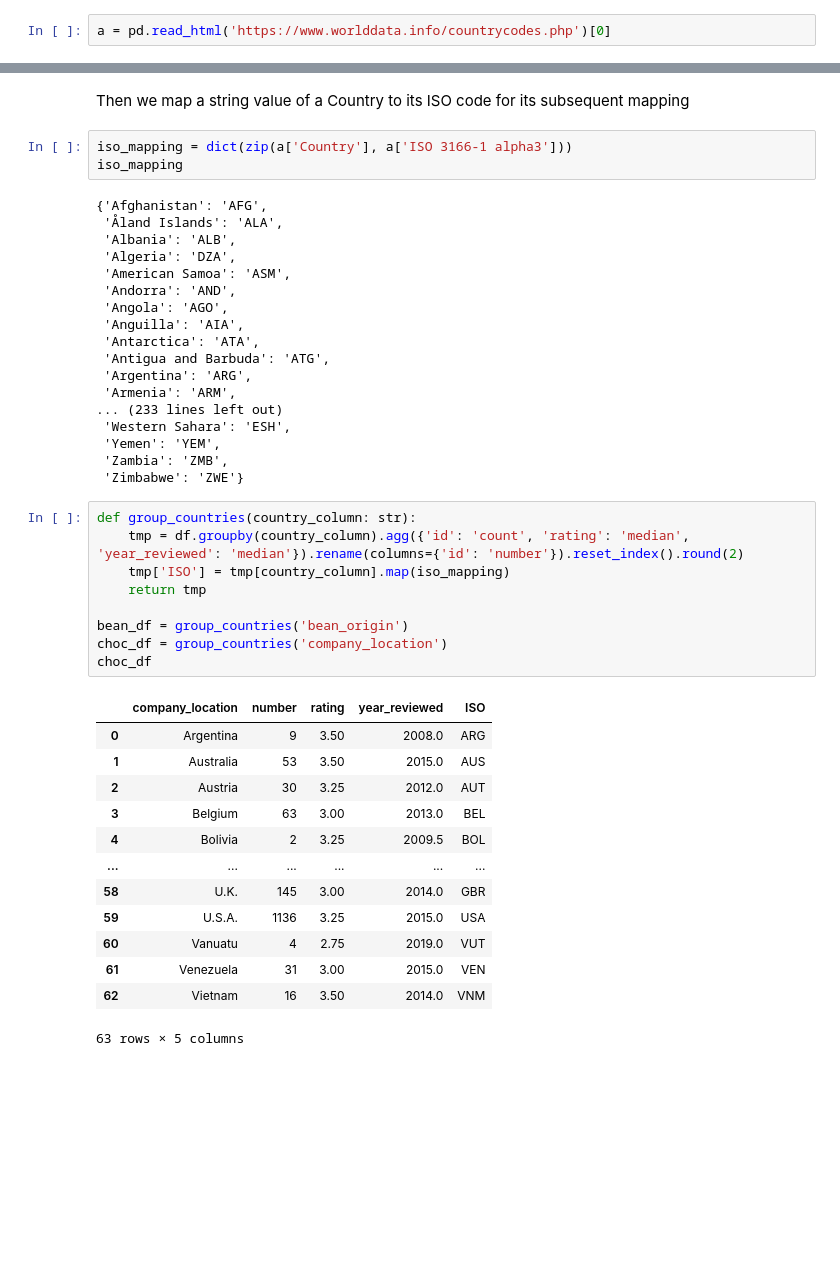
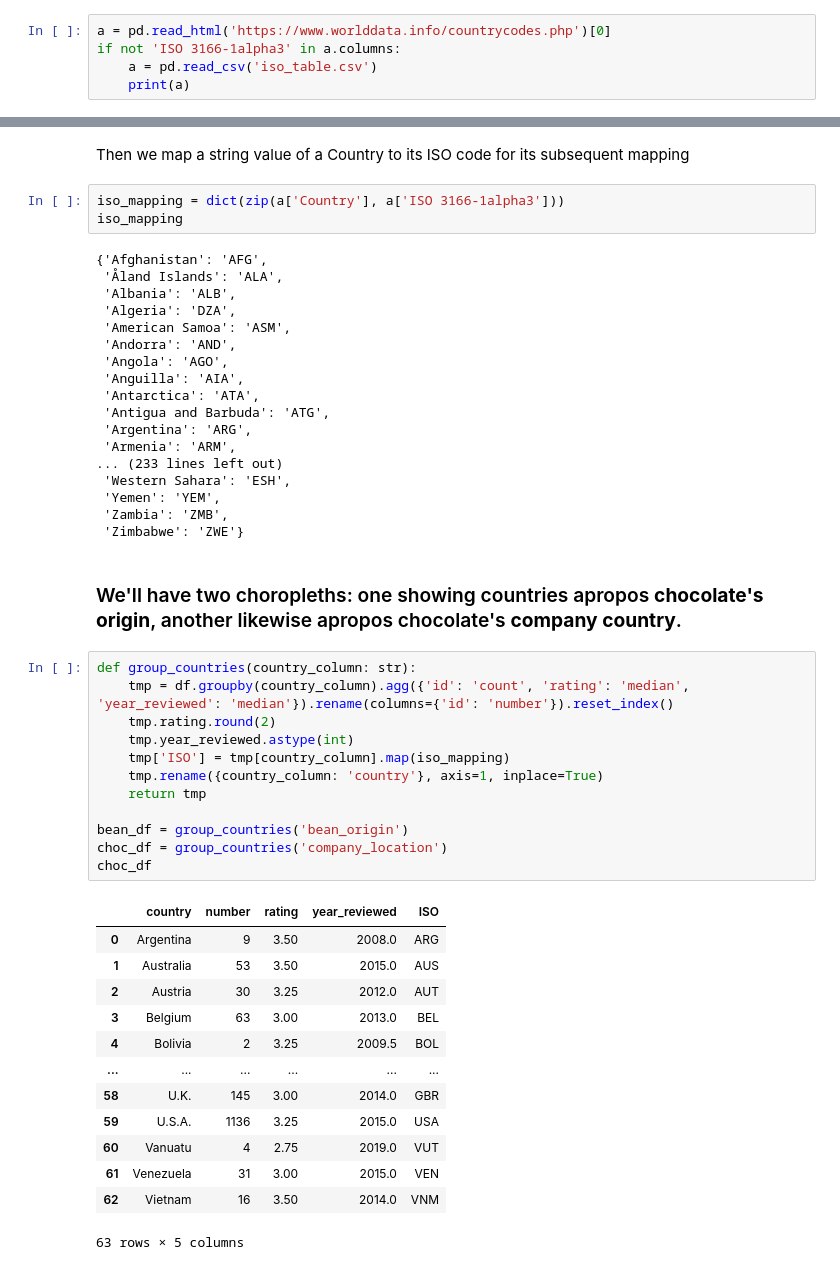
Before and after one commit to whatserface/chocolate_study, a Jupyter notebook: Untitled.ipynb, the cells around one changed output, grey strips where cells are left out. Saved outputs shown, nothing was run; the diff lists cells and outputs as text; blank space fills up the shorter version.

Commit message:
Improved choropleths and code in general

```diff
--- a/Untitled.ipynb
+++ b/Untitled.ipynb
@@ -129,2 +144,5 @@ For that we read a table of country codes from web-site
 # %%
 a = pd.read_html('https://www.worlddata.info/countrycodes.php')[0]
+if not 'ISO 3166-1alpha3' in a.columns:
+	a = pd.read_csv('iso_table.csv')
+	print(a)
@@ -131,7 +167,7 @@ a = pd.read_html('https://www.worlddata.info/countrycodes.php')[0]
 # %% [markdown]
 Then we map a string value of a Country to its ISO code for its subsequent mapping
 # %%
-iso_mapping = dict(zip(a['Country'], a['ISO 3166-1 alpha3']))
+iso_mapping = dict(zip(a['Country'], a['ISO 3166-1alpha3']))
 iso_mapping
 # %% [output]
 {'Afghanistan': 'AFG',
@@ -151,17 +187,22 @@ iso_mapping
  'Yemen': 'YEM',
  'Zambia': 'ZMB',
  'Zimbabwe': 'ZWE'}
+# %% [markdown]
+### We'll have two choropleths: one showing countries apropos **chocolate's origin**, another likewise apropos chocolate's **company country**.
 # %%
 def group_countries(country_column: str):
-	tmp = df.groupby(country_column).agg({'id': 'count', 'rating': 'median', 'year_reviewed': 'median'}).rename(columns={'id': 'number'}).reset_index().round(2)
+	tmp = df.groupby(country_column).agg({'id': 'count', 'rating': 'median', 'year_reviewed': 'median'}).rename(columns={'id': 'number'}).reset_index()
+	tmp.rating.round(2)
+	tmp.year_reviewed.astype(int)
 	tmp['ISO'] = tmp[country_column].map(iso_mapping)
+	tmp.rename({country_column: 'country'}, axis=1, inplace=True)
 	return tmp
 
 bean_df = group_countries('bean_origin')
 choc_df = group_countries('company_location')
 choc_df
 # %% [output]
-|  | company_location | number | rating | year_reviewed | ISO |
+|  | country | number | rating | year_reviewed | ISO |
 | 0 | Argentina | 9 | 3.50 | 2008.0 | ARG |
 | 1 | Australia | 53 | 3.50 | 2015.0 | AUS |
 | 2 | Austria | 30 | 3.25 | 2012.0 | AUT |
```
Also changed, not shown: parts of 15 cells of this notebook, 1 other file.
